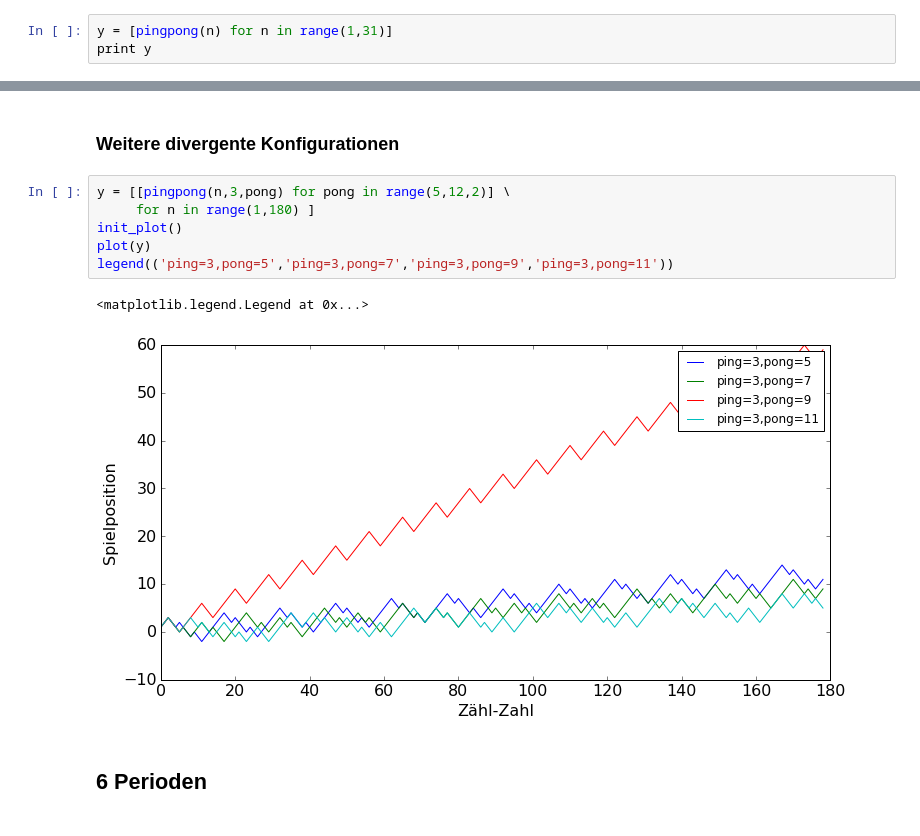
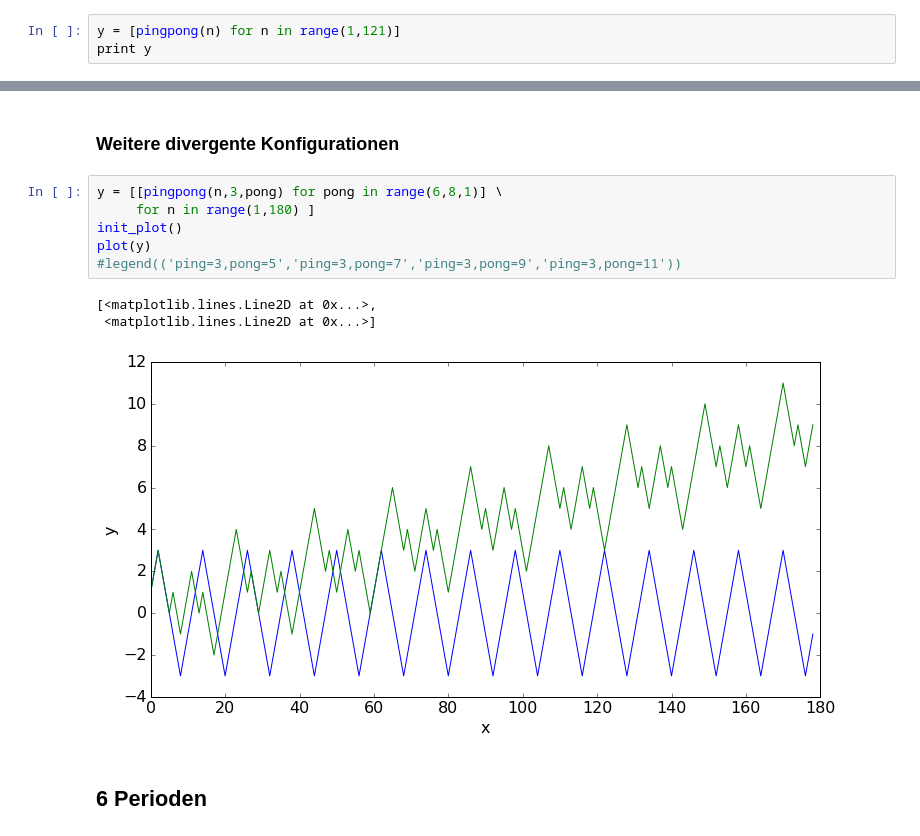
Before and after one commit to mgje/PIUMP, a Jupyter notebook: GDM2016/Ping_Pong.ipynb, the cells around one changed output, grey strips where cells are left out. Saved outputs shown, nothing was run; the diff lists cells and outputs as text.

```diff
--- a/GDM2016/Ping_Pong.ipynb
+++ b/GDM2016/Ping_Pong.ipynb
@@ -185,6 +185,6 @@ pingpong(31)
 # %% [markdown]
 ## Spielpositionen für die ersten 30 Zähl-Zahlen
 # %%
-y = [pingpong(n) for n in range(1,31)]
+y = [pingpong(n) for n in range(1,121)]
 print y
 # %% [output]
@@ -229,14 +229,15 @@ plot(y)
 # %% [markdown]
 ### Weitere divergente Konfigurationen
 # %%
-y = [[pingpong(n,3,pong) for pong in range(5,12,2)] \
+y = [[pingpong(n,3,pong) for pong in range(6,8,1)] \
      for n in range(1,180) ]
 init_plot()
 plot(y)
-legend(('ping=3,pong=5','ping=3,pong=7','ping=3,pong=9','ping=3,pong=11'))
+#legend(('ping=3,pong=5','ping=3,pong=7','ping=3,pong=9','ping=3,pong=11'))
 # %% [output]
-<matplotlib.legend.Legend at 0x...>
+[<matplotlib.lines.Line2D at 0x...>,
+ <matplotlib.lines.Line2D at 0x...>]
-[figure, old version]
+[figure, new version]
 # %% [markdown]
 ## 6 Perioden
 # %%
```
Also changed, not shown: parts of 3 cells of this notebook, 1 other file.
